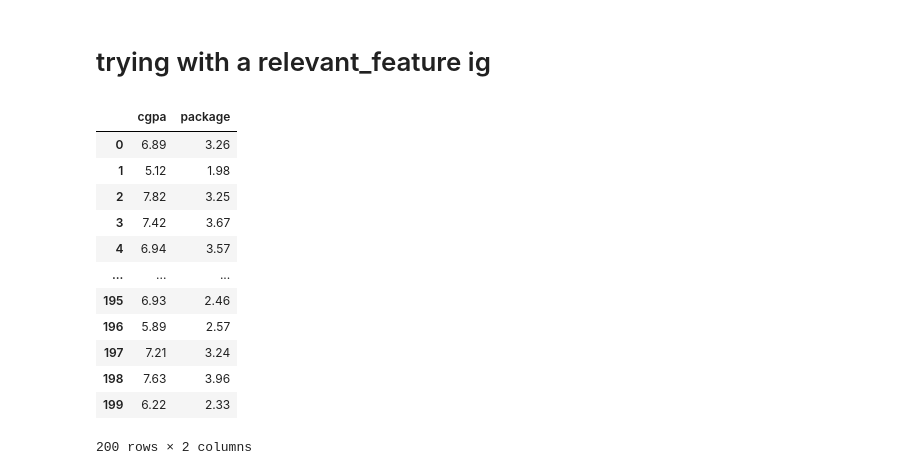
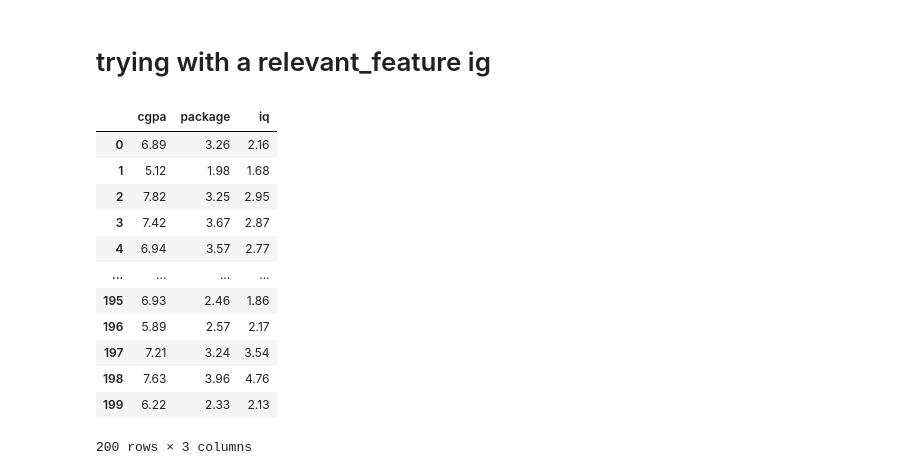
Before and after one commit to Ashutosh975537/ml_algos, a Jupyter notebook: Linear_regression/linear_regresion_accuracy_matrics.ipynb, the cells around one changed output. Cells and saved outputs as stored; diff of their text form; code cells hidden in the pictures.

```diff
--- a/Linear_regression/linear_regresion_accuracy_matrics.ipynb
+++ b/Linear_regression/linear_regresion_accuracy_matrics.ipynb
@@ -169,18 +169,20 @@ The adjusted r2 value is 0.2111356273911828
 # %%
 new_df = df.copy()
 # %%
-new_df['iq'] = np.random.randint(-12,12,200)/200
+new_df['iq'] = df['package'] + np.random.randint(-12,12,200)/10
-# %% [output]
-|  | cgpa | package |
-| 0 | 6.89 | 3.26 |
-| 1 | 5.12 | 1.98 |
-| 2 | 7.82 | 3.25 |
-| 3 | 7.42 | 3.67 |
-| 4 | 6.94 | 3.57 |
-| ... | ... | ... |
-| 195 | 6.93 | 2.46 |
-| 196 | 5.89 | 2.57 |
-| 197 | 7.21 | 3.24 |
-| 198 | 7.63 | 3.96 |
-| 199 | 6.22 | 2.33 |
-200 rows × 2 columns
+# %%
+new_df
+# %% [output]
+|  | cgpa | package | iq |
+| 0 | 6.89 | 3.26 | 2.16 |
+| 1 | 5.12 | 1.98 | 1.68 |
+| 2 | 7.82 | 3.25 | 2.95 |
+| 3 | 7.42 | 3.67 | 2.87 |
+| 4 | 6.94 | 3.57 | 2.77 |
+| ... | ... | ... | ... |
+| 195 | 6.93 | 2.46 | 1.86 |
+| 196 | 5.89 | 2.57 | 2.17 |
+| 197 | 7.21 | 3.24 | 3.54 |
+| 198 | 7.63 | 3.96 | 4.76 |
+| 199 | 6.22 | 2.33 | 2.13 |
+200 rows × 3 columns
```
Also changed, not shown: parts of 18 cells of this notebook, 4 other files.
